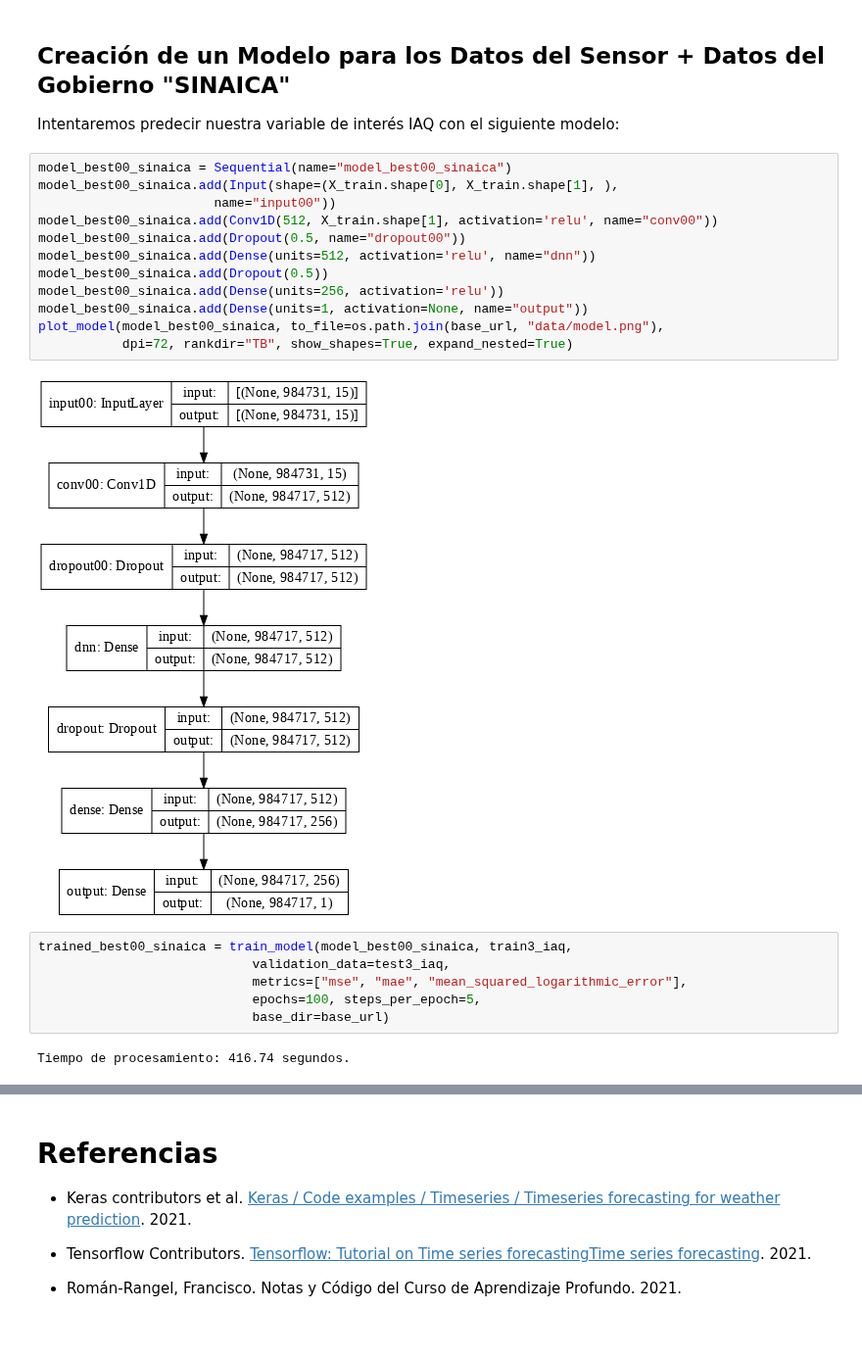
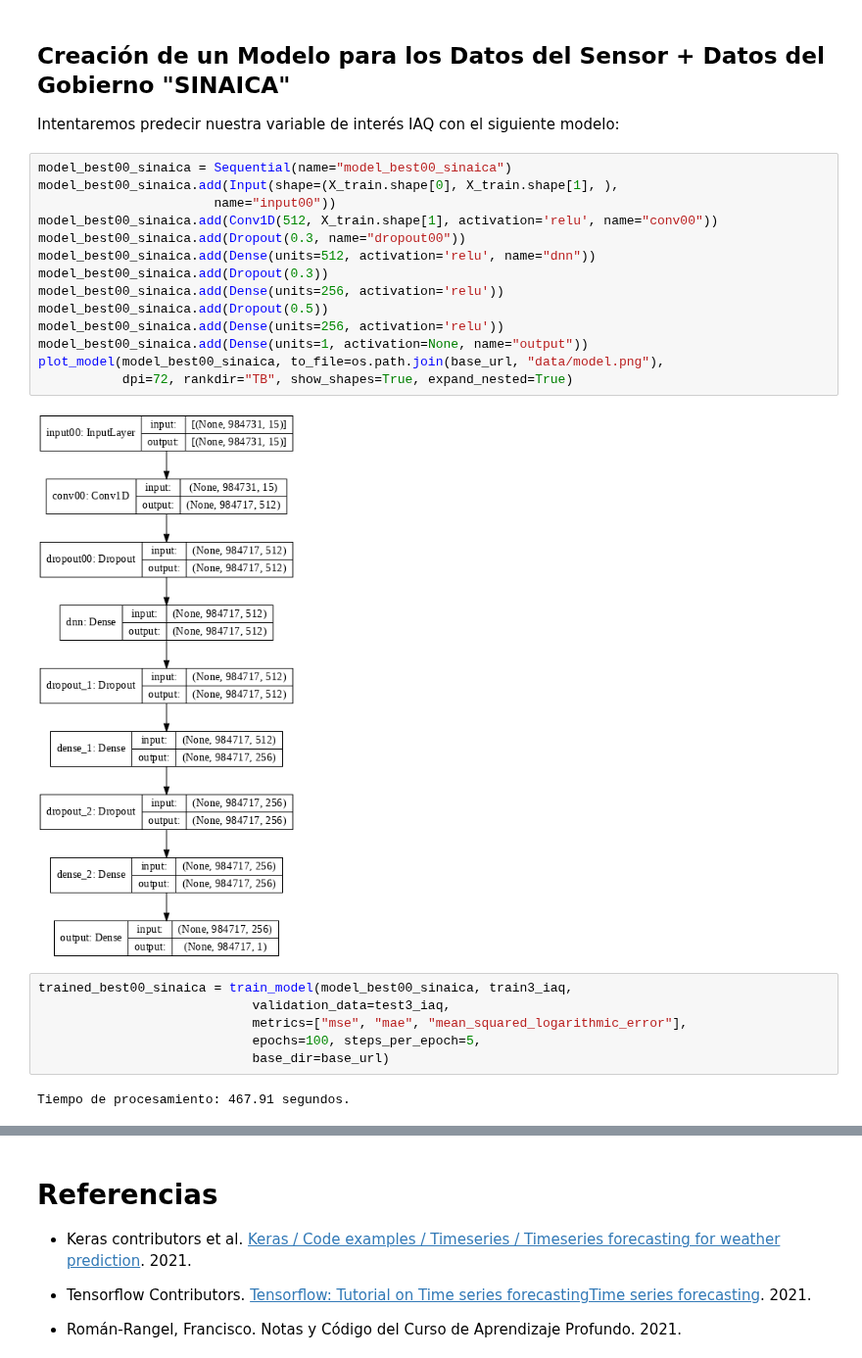
Before and after one commit to philwebsurfer/dlfinal, a Jupyter notebook: proyectofinal04_mejora_modelo.ipynb, the cells around one changed output, grey strips where cells are left out. Shown at 98% size. Cells and saved outputs as stored; diff of their text form; blank space fills up the shorter version.

Commit message:
update proyectofinal04_mejora_modelo

```diff
--- a/proyectofinal04_mejora_modelo.ipynb
+++ b/proyectofinal04_mejora_modelo.ipynb
@@ -282,17 +263,19 @@ Intentaremos predecir nuestra variable de interés IAQ con el siguiente modelo:
 # %%
 model_best00_sinaica = Sequential(name="model_best00_sinaica")
 model_best00_sinaica.add(Input(shape=(X_train.shape[0], X_train.shape[1], ),
                        name="input00"))
 model_best00_sinaica.add(Conv1D(512, X_train.shape[1], activation='relu', name="conv00"))
-model_best00_sinaica.add(Dropout(0.5, name="dropout00"))
+model_best00_sinaica.add(Dropout(0.3, name="dropout00"))
 model_best00_sinaica.add(Dense(units=512, activation='relu', name="dnn"))
+model_best00_sinaica.add(Dropout(0.3))
+model_best00_sinaica.add(Dense(units=256, activation='relu'))
 model_best00_sinaica.add(Dropout(0.5))
 model_best00_sinaica.add(Dense(units=256, activation='relu'))
 model_best00_sinaica.add(Dense(units=1, activation=None, name="output"))
 plot_model(model_best00_sinaica, to_file=os.path.join(base_url, "data/model.png"),
            dpi=72, rankdir="TB", show_shapes=True, expand_nested=True)
 # %% [output]
-[figure, old version]
+[figure, new version]
 # %%
 trained_best00_sinaica = train_model(model_best00_sinaica, train3_iaq,
                             validation_data=test3_iaq,
@@ -300,4 +283,4 @@ trained_best00_sinaica = train_model(model_best00_sinaica, train3_iaq,
                             epochs=100, steps_per_epoch=5,
                             base_dir=base_url)
 # %% [output]
-Tiempo de procesamiento: 416.74 segundos.
+Tiempo de procesamiento: 467.91 segundos.
```
Also changed, not shown: parts of 8 cells of this notebook.
